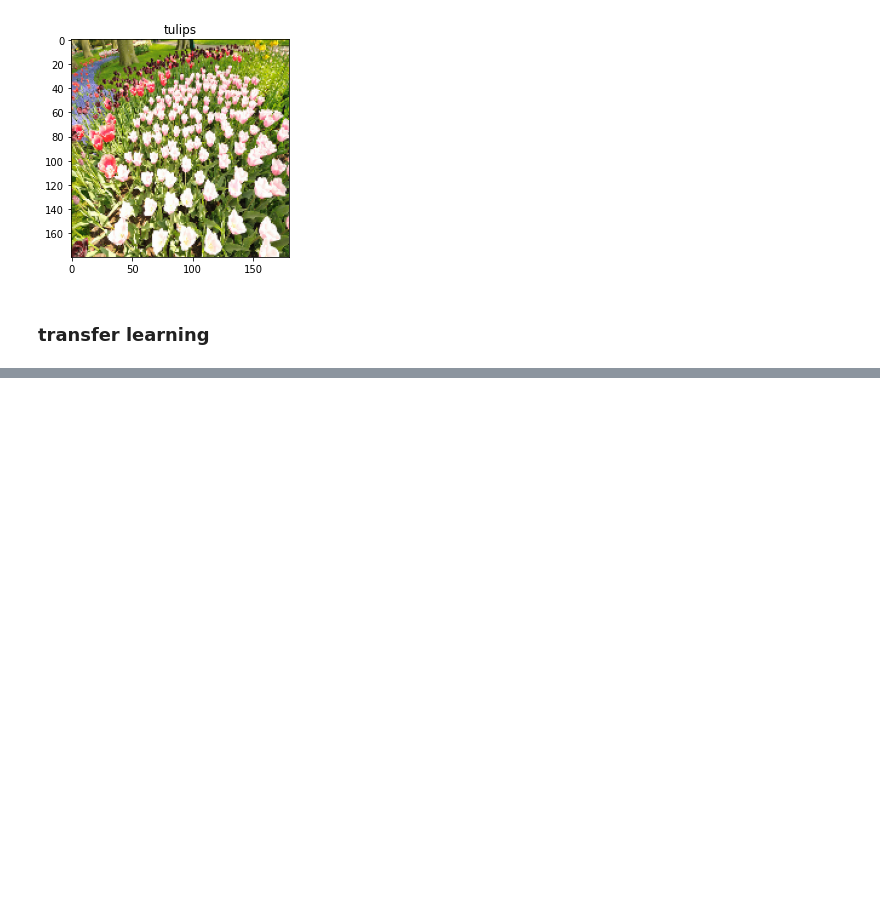
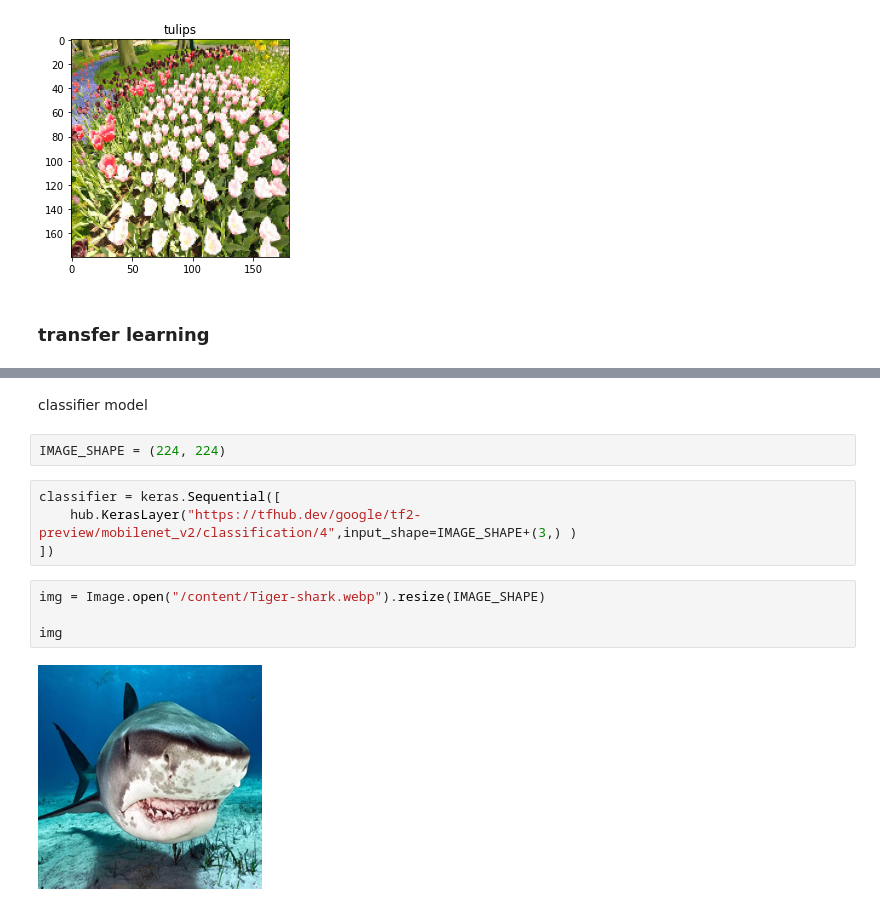
Before and after one commit to harsh-kmr/ml_projects, a Jupyter notebook: deep_learning.ipynb, the cells around one changed output, grey strips where cells are left out. Cells and saved outputs as stored; diff of their text form; blank space fills up the shorter version.

Commit message:
transfer learning using mobile_net

```diff
--- a/deep_learning.ipynb
+++ b/deep_learning.ipynb
@@ -1637,0 +1647,14 @@ _ = plt.title(get_label_name(label[0]))
+# %% [markdown]
+classifier model
+# %%
+IMAGE_SHAPE = (224, 224)
+# %%
+classifier = keras.Sequential([
+    hub.KerasLayer("https://tfhub.dev/google/tf2-preview/mobilenet_v2/classification/4",input_shape=IMAGE_SHAPE+(3,) )
+])
+# %%
+img = Image.open("/content/Tiger-shark.webp").resize(IMAGE_SHAPE)
+
+img
+# %% [output]
+[figure, added]
```
Also changed, not shown: parts of 22 cells of this notebook.
